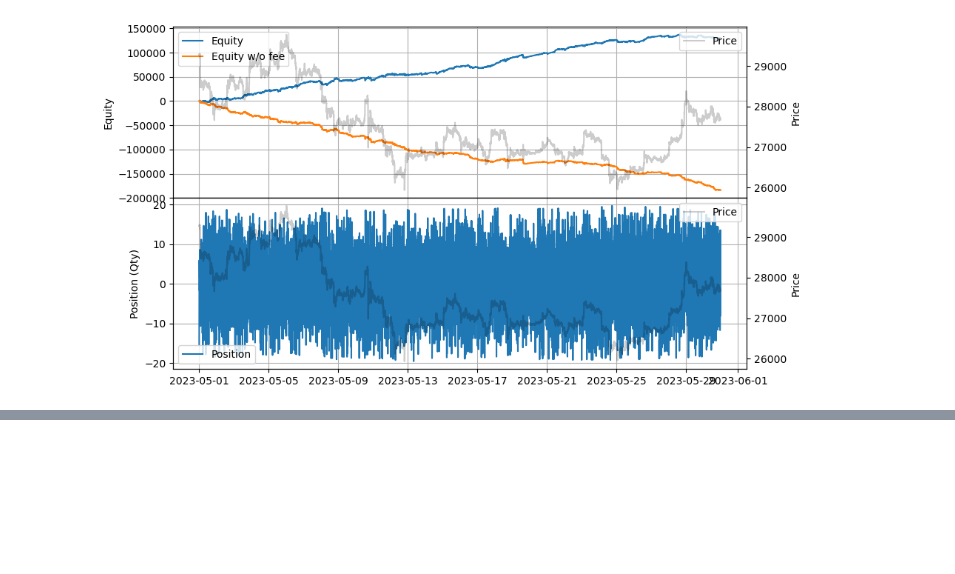
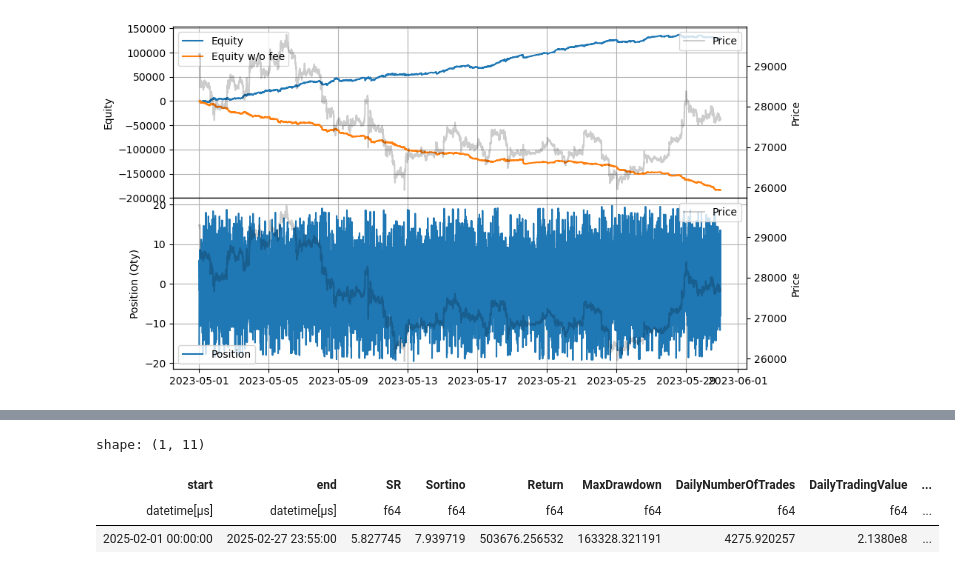
Before and after one commit to nkaz001/hftbacktest, a Jupyter notebook: examples/Market Making with Alpha - Order Book Imbalance.ipynb, the cells around one changed output, grey strips where cells are left out. Cells and saved outputs as stored; diff of their text form; code cells hidden in the pictures; blank space fills up the shorter version.

```diff
--- a/examples/Market Making with Alpha - Order Book Imbalance.ipynb
+++ b/examples/Market Making with Alpha - Order Book Imbalance.ipynb
@@ -405,0 +472,13 @@ stats.plot()
+# %%
+data = np.load('stats/obi_btcusdt_2025.npz')['0']
+stats = (
+    LinearAssetRecord(data)
+        .resample('5m')
+        .stats()
+)
+stats.summary()
+# %% [output]
+shape: (1, 11)
+| start | end | SR | Sortino | Return | MaxDrawdown | DailyNumberOfTrades | DailyTradingValue | ... |
+| datetime[μs] | datetime[μs] | f64 | f64 | f64 | f64 | f64 | f64 | ... |
+| 2025-02-01 00:00:00 | 2025-02-27 23:55:00 | 5.827745 | 7.939719 | 503676.256532 | 163328.321191 | 4275.920257 | 2.1380e8 | ... |
```
Also changed, not shown: parts of 3 cells of this notebook.
